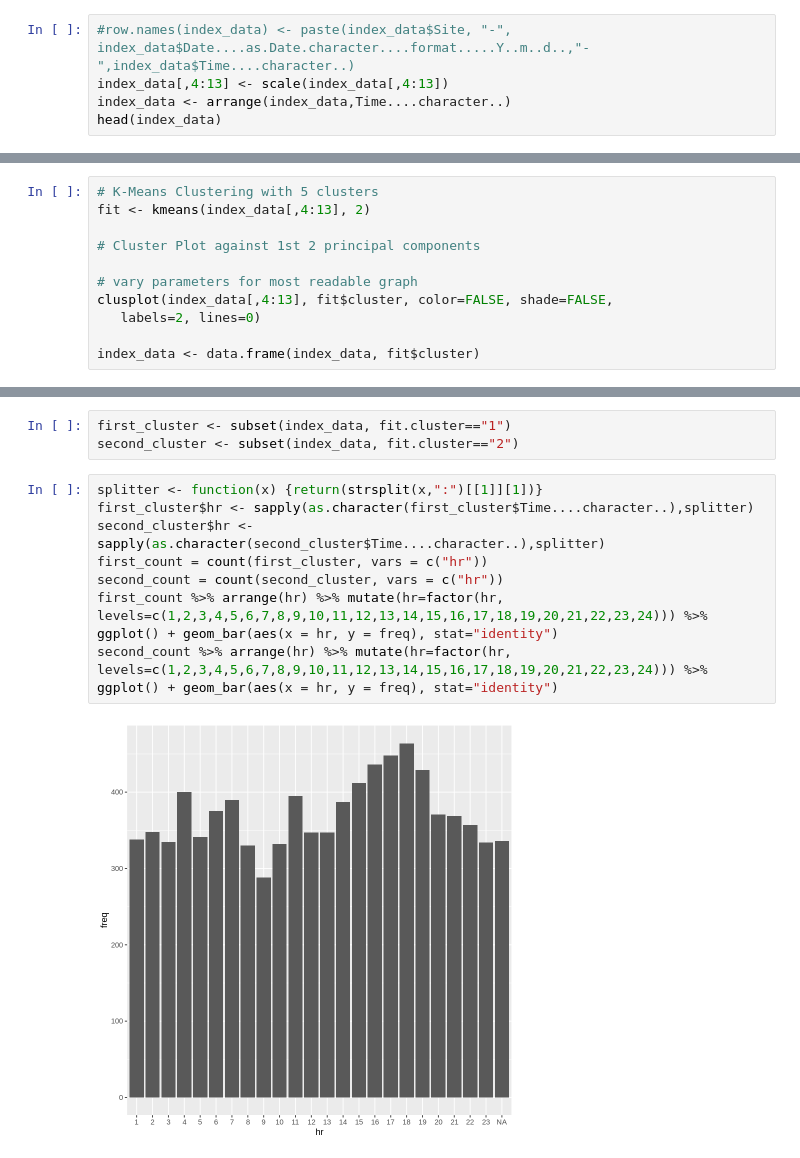
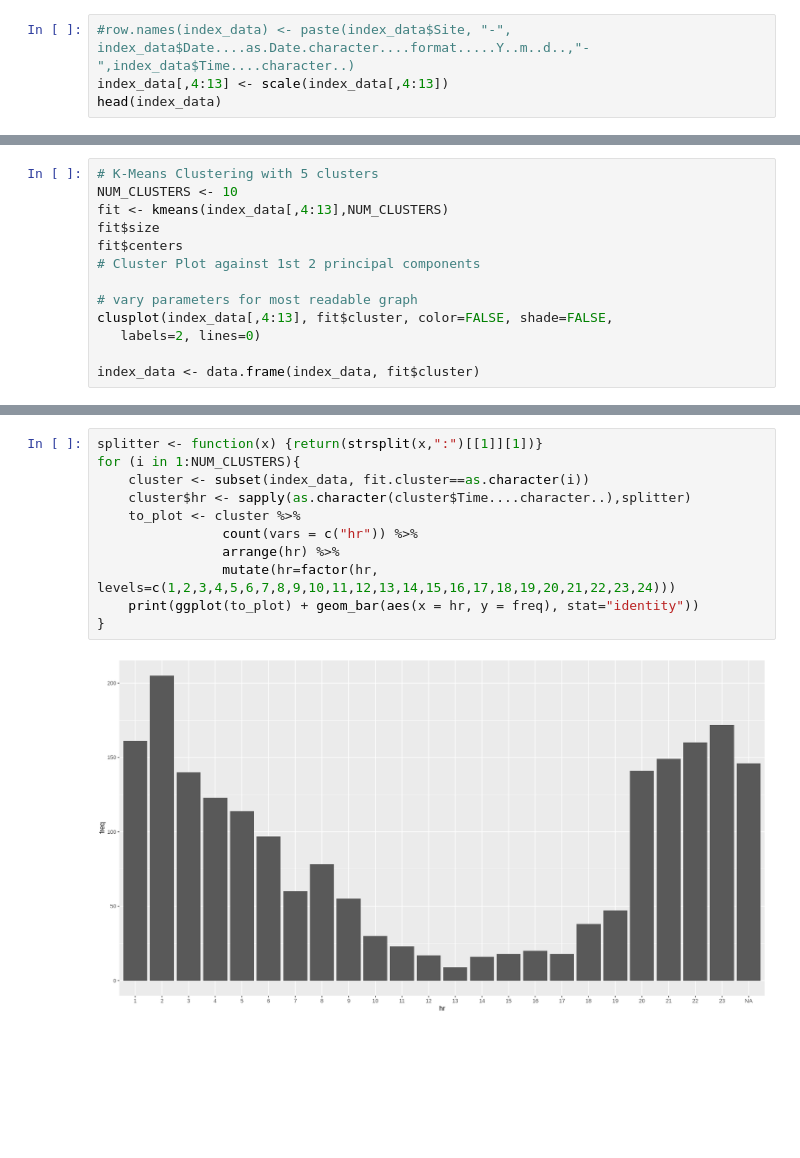
Before and after one commit to UMI-iGlobes/soundscapes, a Jupyter notebook: Jupyter/Data_Statistics_and_Evaluation.ipynb, the cells around one changed output, grey strips where cells are left out. Saved outputs shown, nothing was run; the diff lists cells and outputs as text; blank space fills up the shorter version.

```diff
--- a/Jupyter/Data_Statistics_and_Evaluation.ipynb
+++ b/Jupyter/Data_Statistics_and_Evaluation.ipynb
@@ -124,6 +131,5 @@ summary(index_data)
 # %%
 #row.names(index_data) <- paste(index_data$Site, "-", index_data$Date....as.Date.character....format.....Y..m..d..,"-",index_data$Time....character..)
 index_data[,4:13] <- scale(index_data[,4:13])
-index_data <- arrange(index_data,Time....character..)
 head(index_data)
 # %% [output]
@@ -143,7 +149,9 @@ fviz_nbclust(index_data,FUNcluster=clara,method = "silhouette",k.max=10,verbose=
 # %%
 # K-Means Clustering with 5 clusters
-fit <- kmeans(index_data[,4:13], 2)
-
+NUM_CLUSTERS <- 10
+fit <- kmeans(index_data[,4:13],NUM_CLUSTERS)
+fit$size
+fit$centers
 # Cluster Plot against 1st 2 principal components
 
 # vary parameters for most readable graph
@@ -156,13 +177,13 @@ index_data <- data.frame(index_data, fit$cluster)
-# %%
-first_cluster <- subset(index_data, fit.cluster=="1")
-second_cluster <- subset(index_data, fit.cluster=="2")
 # %%
 splitter <- function(x) {return(strsplit(x,":")[[1]][1])}
-first_cluster$hr <- sapply(as.character(first_cluster$Time....character..),splitter)
-second_cluster$hr <- sapply(as.character(second_cluster$Time....character..),splitter)
-first_count = count(first_cluster, vars = c("hr"))
-second_count = count(second_cluster, vars = c("hr"))
-first_count %>% arrange(hr) %>% mutate(hr=factor(hr, levels=c(1,2,3,4,5,6,7,8,9,10,11,12,13,14,15,16,17,18,19,20,21,22,23,24))) %>% ggplot() + geom_bar(aes(x = hr, y = freq), stat="identity")
-second_count %>% arrange(hr) %>% mutate(hr=factor(hr, levels=c(1,2,3,4,5,6,7,8,9,10,11,12,13,14,15,16,17,18,19,20,21,22,23,24))) %>% ggplot() + geom_bar(aes(x = hr, y = freq), stat="identity")
+for (i in 1:NUM_CLUSTERS){
+    cluster <- subset(index_data, fit.cluster==as.character(i))
+    cluster$hr <- sapply(as.character(cluster$Time....character..),splitter)
+    to_plot <- cluster %>%
+                count(vars = c("hr")) %>%
+                arrange(hr) %>%
+                mutate(hr=factor(hr, levels=c(1,2,3,4,5,6,7,8,9,10,11,12,13,14,15,16,17,18,19,20,21,22,23,24)))
+    print(ggplot(to_plot) + geom_bar(aes(x = hr, y = freq), stat="identity"))
+}
 # %% [output]
-[figure, old version]
+[figure, new version]
```
Also changed, not shown: parts of 15 cells of this notebook.
